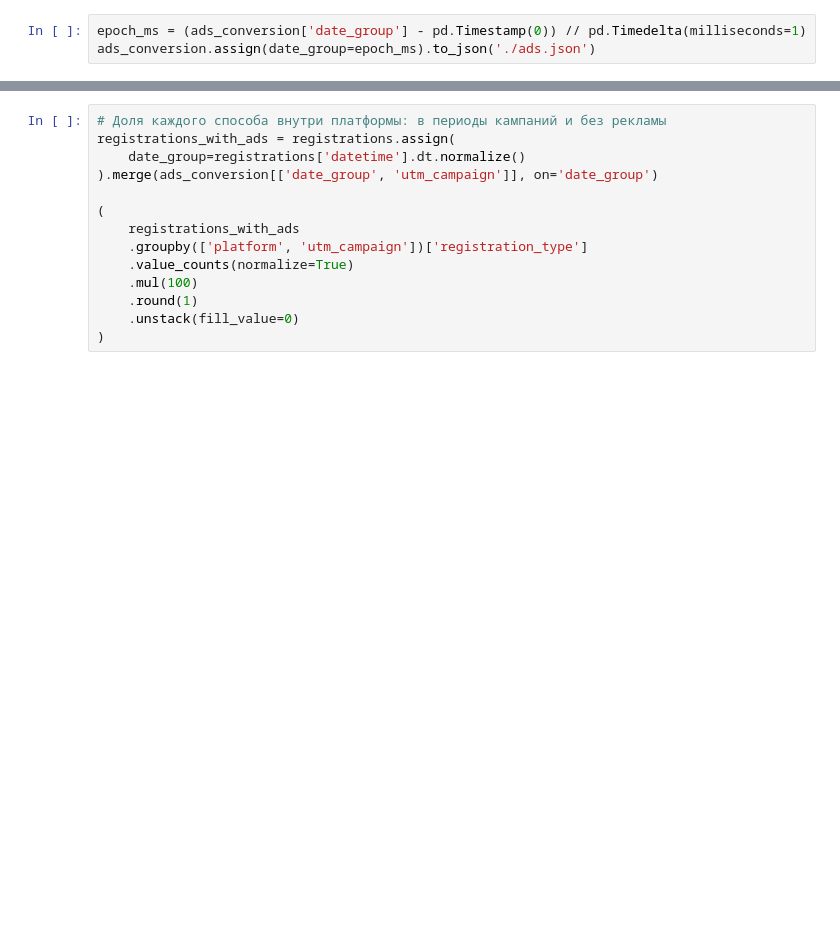
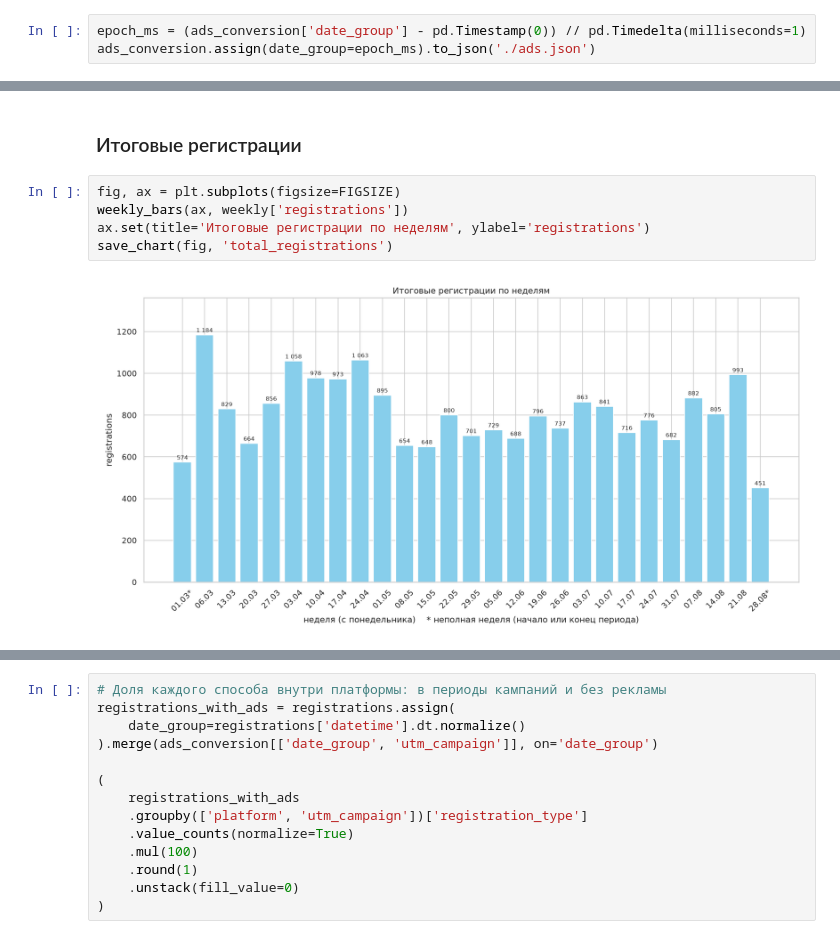
Before and after one commit to arnautovd/bi-analyst-project-100, a Jupyter notebook: charts_project.ipynb, the cells around one changed output, grey strips where cells are left out. Saved outputs shown, nothing was run; the diff lists cells and outputs as text; blank space fills up the shorter version.

```diff
--- a/charts_project.ipynb
+++ b/charts_project.ipynb
@@ -519,0 +495,9 @@ save_chart(fig, 'registrations_by_type')
+# %% [markdown]
+### Итоговые регистрации
+# %%
+fig, ax = plt.subplots(figsize=FIGSIZE)
+weekly_bars(ax, weekly['registrations'])
+ax.set(title='Итоговые регистрации по неделям', ylabel='registrations')
+save_chart(fig, 'total_registrations')
+# %% [output]
+[figure, added]
```
Also changed, not shown: parts of 44 cells of this notebook, 14 other files.
